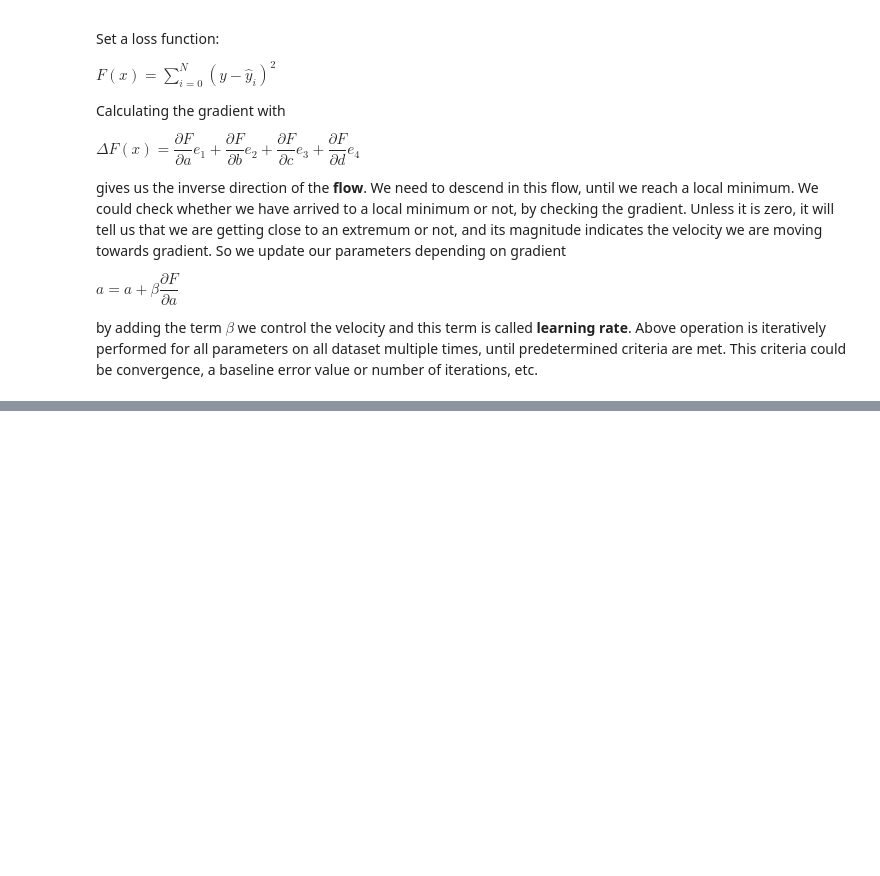
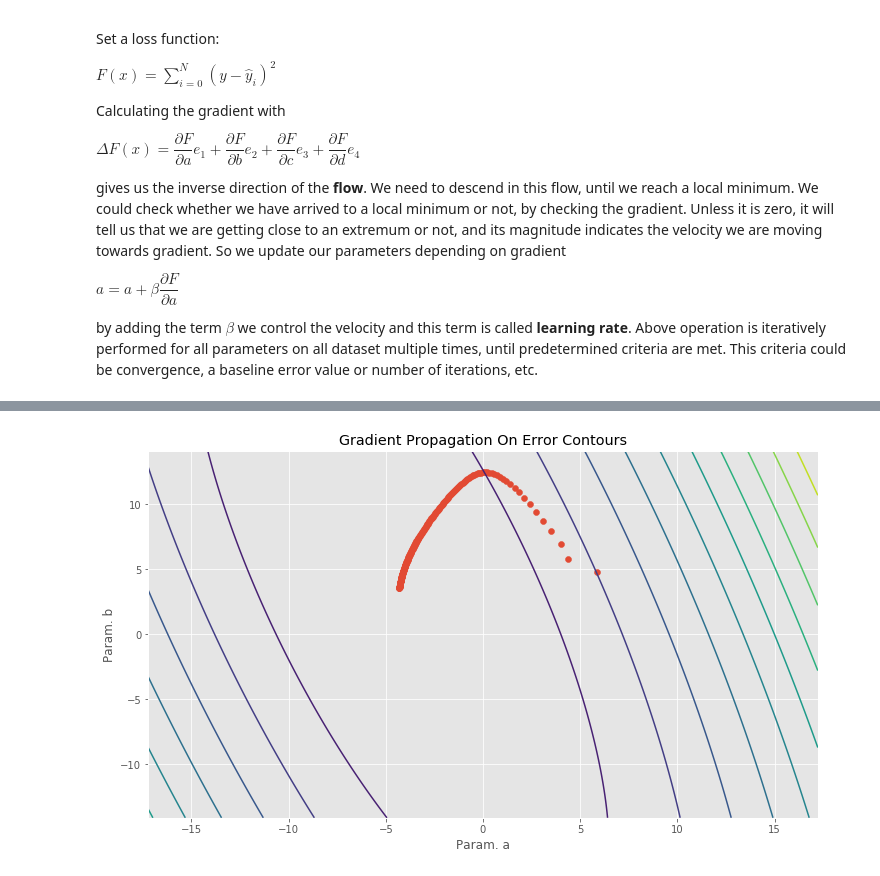
Before and after one commit to mcandar/MLFromScratch, a Jupyter notebook: gradient_descent.ipynb, the cells around one changed output, grey strips where cells are left out. Drawn from its saved outputs; the diff is of its cells as text; code cells hidden in the pictures; blank space fills up the shorter version.

```diff
--- a/gradient_descent.ipynb
+++ b/gradient_descent.ipynb
@@ -168,0 +176,11 @@ plt.show()
+# %%
+# contour plot parameters
+fig = plt.figure(figsize=(12,6.75))
+plt.contour(XX, YY, Z,levels=12)
+plt.scatter(coefs[:, 0], coefs[:, 1])
+plt.title('Gradient Propagation On Error Contours')
+plt.xlabel('Param. a')
+plt.ylabel('Param. b')
+plt.show()
+# %% [output]
+[figure, added]
```
Also changed, not shown: parts of 13 cells of this notebook.
